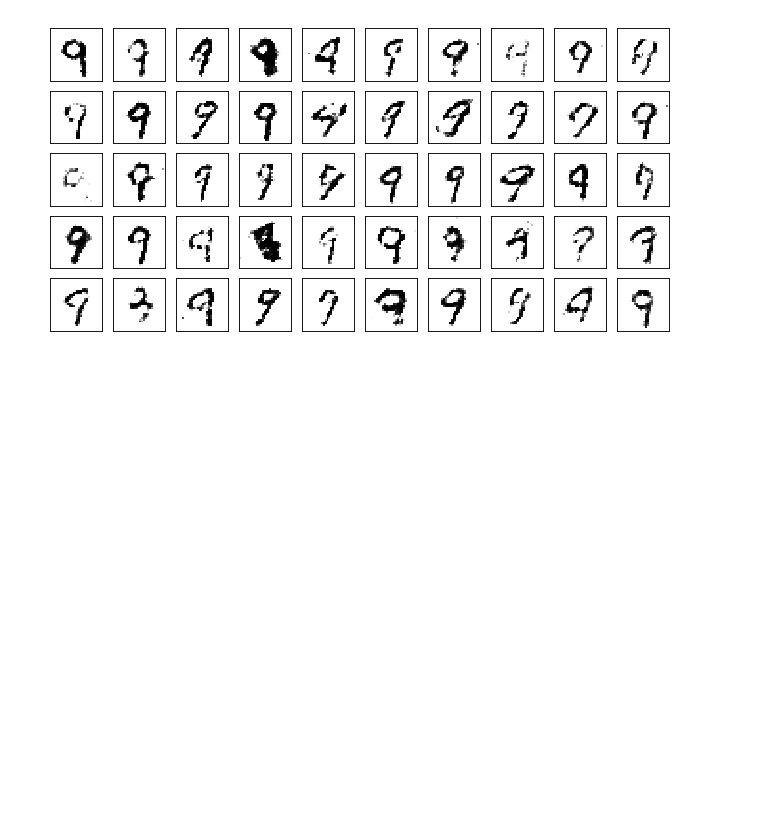
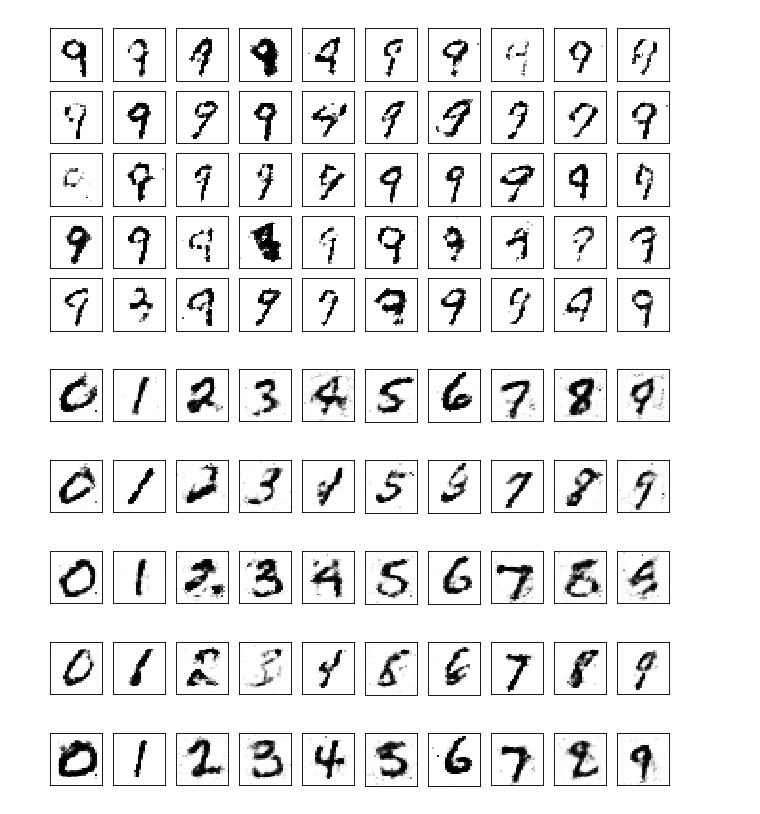
Before and after one commit to aleksey-egorov/dl-engineer-homework, a Jupyter notebook: homework_8/mnist_fc_gan_req.ipynb, the cells around one changed output. Cells and saved outputs as stored; diff of their text form; code cells hidden in the pictures; blank space fills up the shorter version.

```diff
--- a/homework_8/mnist_fc_gan_req.ipynb
+++ b/homework_8/mnist_fc_gan_req.ipynb
@@ -306,0 +309,34 @@ show_generated_samples(9)
+# %%
+def show_common_style_images():
+    pred_z = torch.randn((1, 100))
+    images = torch.empty((0,0))
+    for cl in range(0,10):
+        pred_cl = torch.ones(1, dtype=torch.long) * cl
+        pred_oh = one_hot(y=pred_cl, batch_size=1)
+        pred_h = torch.cat((pred_z, pred_oh), 1)
+
+        img = G(pred_h)
+        images = torch.cat((images, img), 0)
+
+    to_plot = ((images.view(-1, 1, 28, 28)+1)*0.5).clamp(0, 1).data.numpy()
+    plot_mnist(to_plot, (1, 10))
+# %%
+show_common_style_images()
+# %% [output]
+[figure, added]
+# %%
+show_common_style_images()
+# %% [output]
+[figure, added]
+# %%
+show_common_style_images()
+# %% [output]
+[figure, added]
+# %%
+show_common_style_images()
+# %% [output]
+[figure, added]
+# %%
+show_common_style_images()
+# %% [output]
+[figure, added]
```
Also changed, not shown: parts of 3 cells of this notebook, 5 other files.
